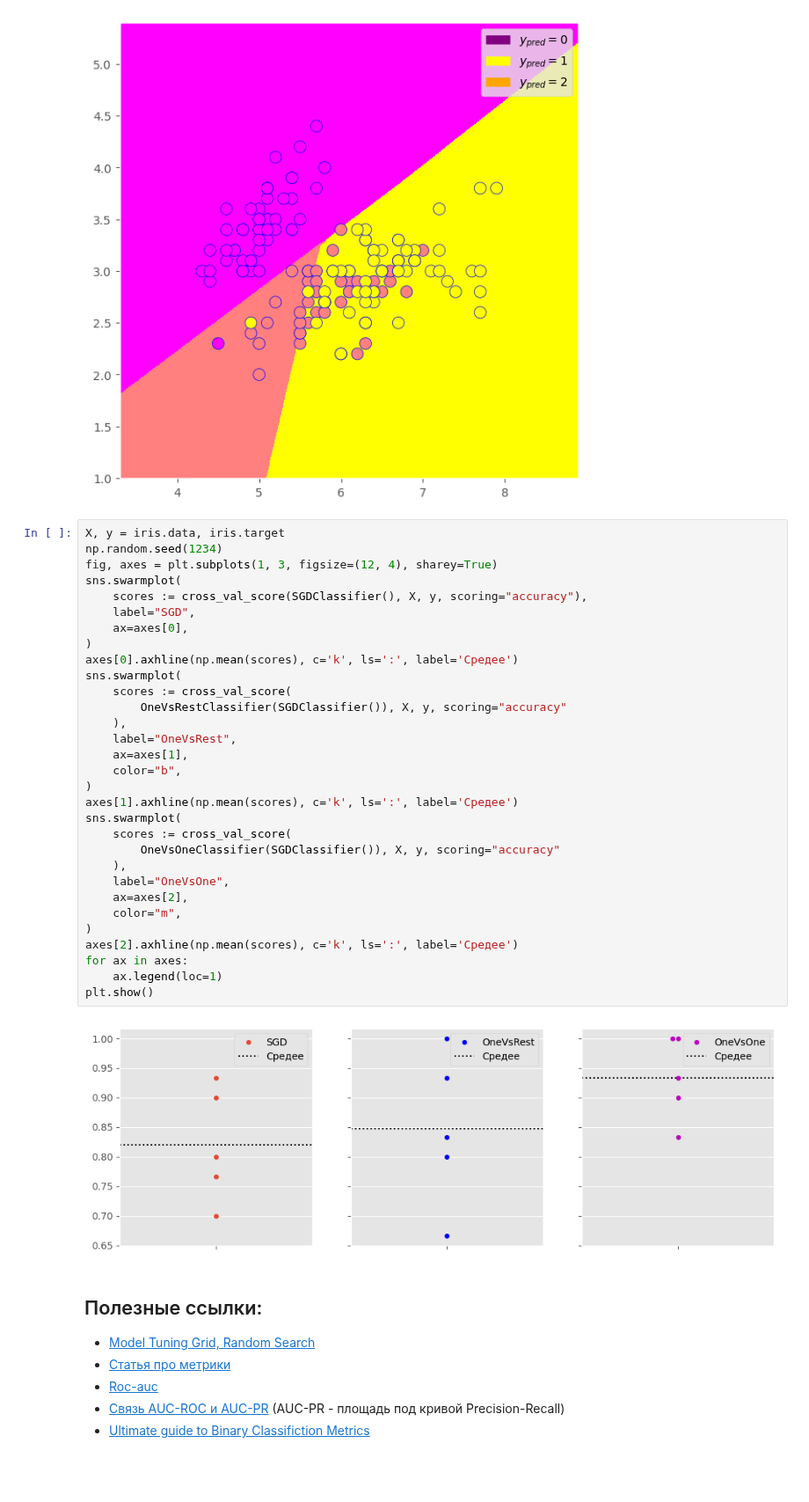
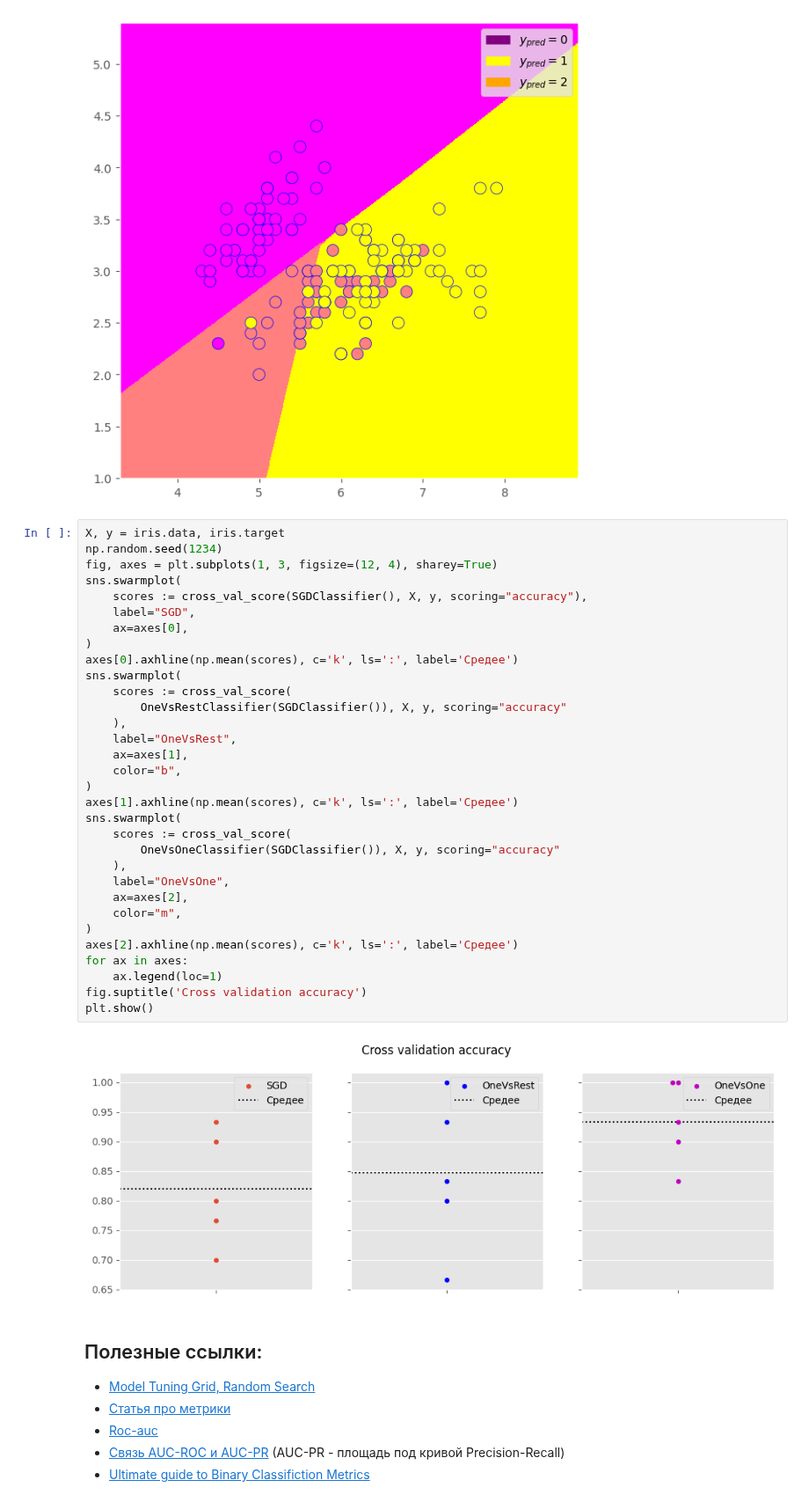
Before and after one commit to kokamido/ml2023, a Jupyter notebook: 03-Features/Metrics.ipynb, the cells around one changed output. Shown at 88% size. Cells and saved outputs as stored; diff of their text form; blank space fills up the shorter version.

```diff
--- a/03-Features/Metrics.ipynb
+++ b/03-Features/Metrics.ipynb
@@ -604,34 +604,35 @@ X, y = iris.data, iris.target
 np.random.seed(1234)
 fig, axes = plt.subplots(1, 3, figsize=(12, 4), sharey=True)
 sns.swarmplot(
     scores := cross_val_score(SGDClassifier(), X, y, scoring="accuracy"),
     label="SGD",
     ax=axes[0],
 )
 axes[0].axhline(np.mean(scores), c='k', ls=':', label='Средее')
 sns.swarmplot(
     scores := cross_val_score(
         OneVsRestClassifier(SGDClassifier()), X, y, scoring="accuracy"
     ),
     label="OneVsRest",
     ax=axes[1],
     color="b",
 )
 axes[1].axhline(np.mean(scores), c='k', ls=':', label='Средее')
 sns.swarmplot(
     scores := cross_val_score(
         OneVsOneClassifier(SGDClassifier()), X, y, scoring="accuracy"
     ),
     label="OneVsOne",
     ax=axes[2],
     color="m",
 )
 axes[2].axhline(np.mean(scores), c='k', ls=':', label='Средее')
 for ax in axes:
     ax.legend(loc=1)
+fig.suptitle('Cross validation accuracy')
 plt.show()
 # %% [output]
-[figure, old version]
+[figure, new version]
 # %% [markdown]
 ## Полезные ссылки:
 * [Model Tuning Grid, Random Search](https://www.kaggle.com/willkoehrsen/intro-to-model-tuning-grid-and-random-search)
```
